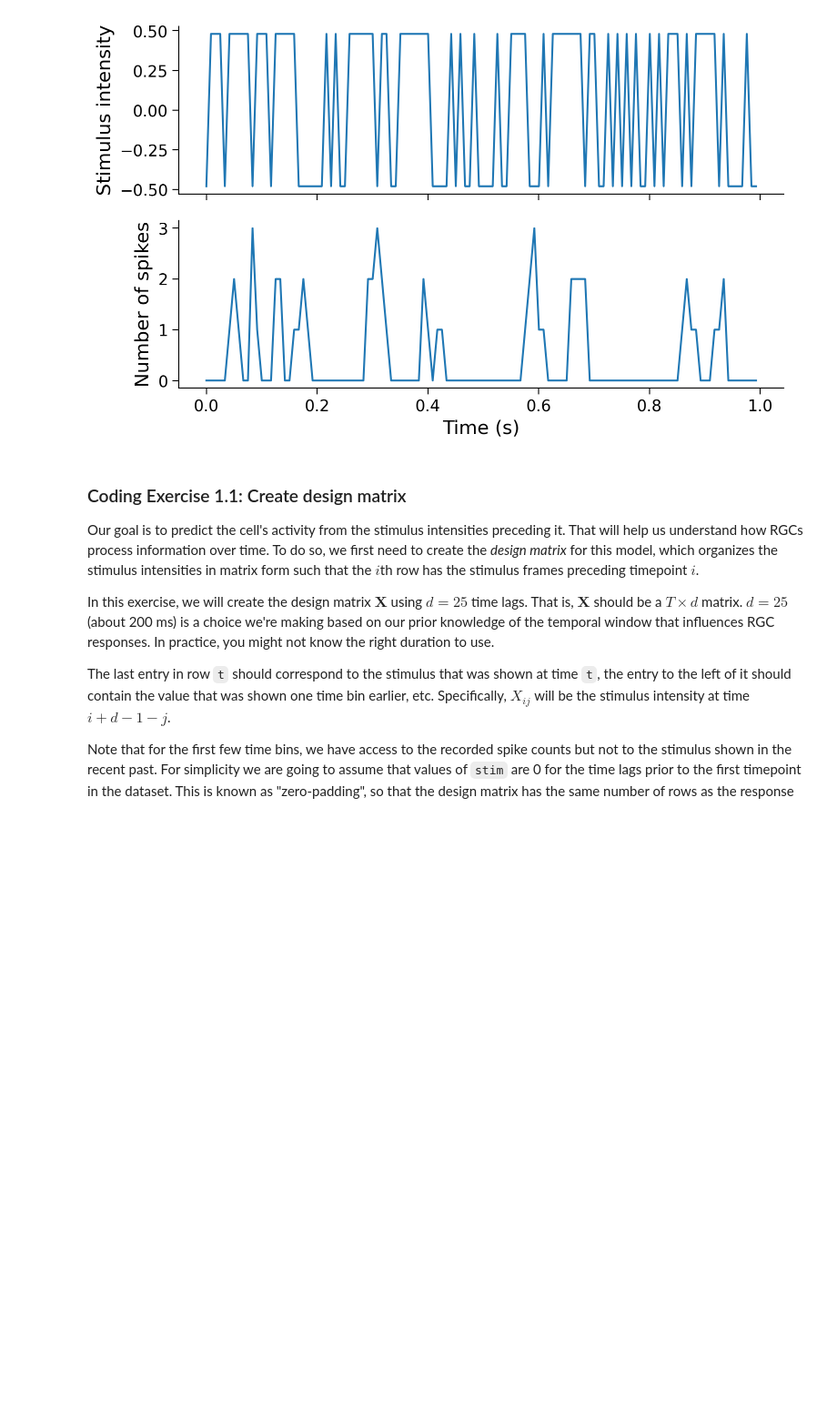
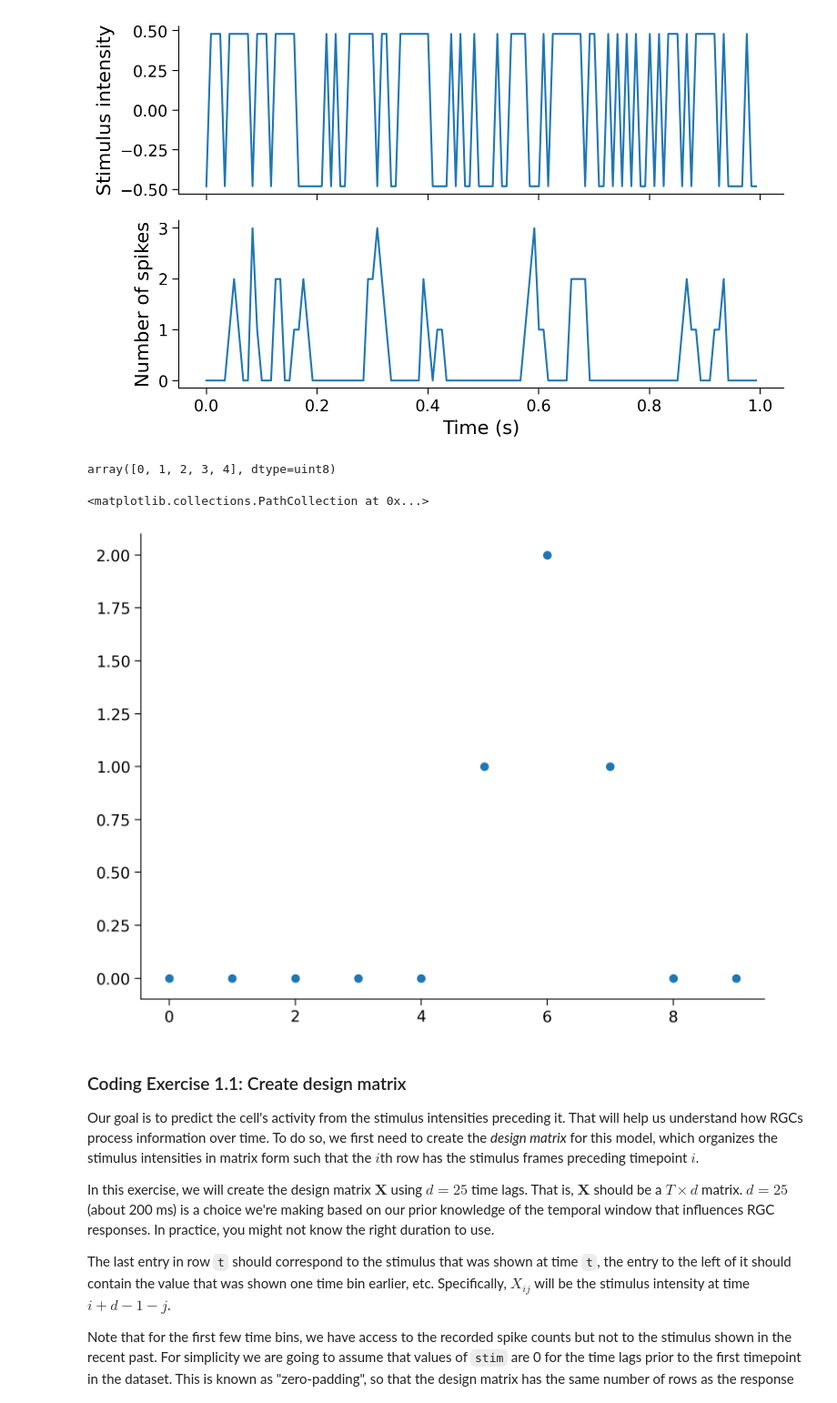
Before and after one commit to bosemessi/Neuromatch2022, a Jupyter notebook: Week1/W1D3/W1D3_Tutorial1.ipynb, the cells around one changed output. Shown at 91% size. Drawn from its saved outputs; the diff is of its cells as text; code cells hidden in the pictures; blank space fills up the shorter version.

```diff
--- a/Week1/W1D3/W1D3_Tutorial1.ipynb
+++ b/Week1/W1D3/W1D3_Tutorial1.ipynb
@@ -249,6 +249,15 @@ Use the `plot_stim_and_spikes` helper function to visualize the changes in stimu
 plot_stim_and_spikes(stim, spikes, dt_stim)
 # %% [output]
 [figure]
+# %%
+np.unique(spikes)
+# %% [output]
+array([0, 1, 2, 3, 4], dtype=uint8)
+# %%
+plt.scatter(np.arange(10), spikes[:10])
+# %% [output]
+<matplotlib.collections.PathCollection at 0x...>
+[figure, added]
 # %% [markdown]
 ### Coding Exercise 1.1: Create design matrix
 
```
Also changed, not shown: parts of 5 cells of this notebook, 39 other files.
